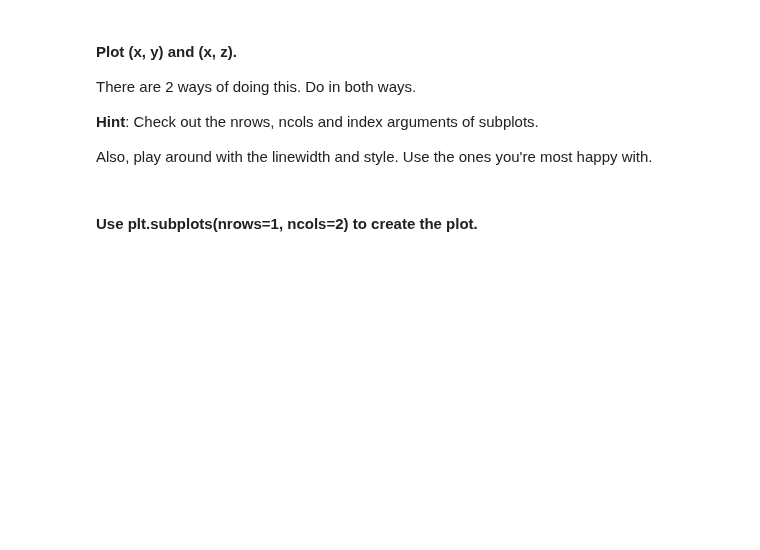
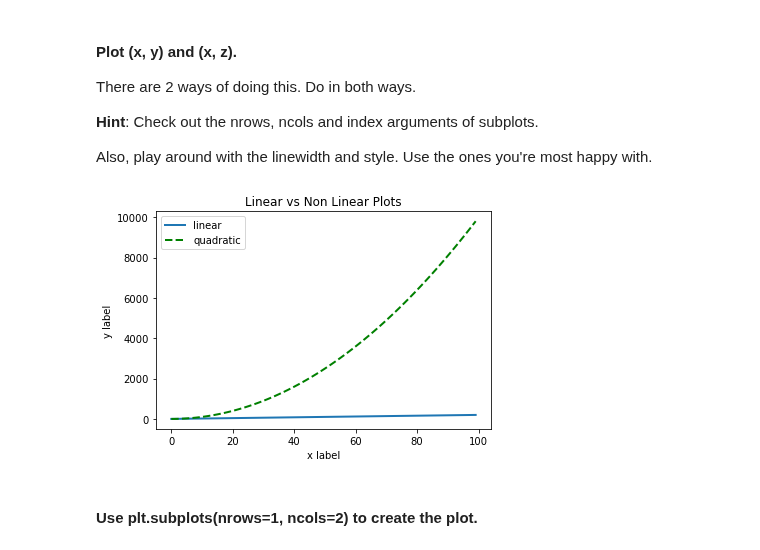
Before and after one commit to ta-data-lis/lab-matplotlib-seaborn, a Jupyter notebook: your-code/main.ipynb, the cells around one changed output. Drawn from its saved outputs; the diff is of its cells as text; code cells hidden in the pictures; blank space fills up the shorter version.

```diff
--- a/your-code/main.ipynb
+++ b/your-code/main.ipynb
@@ -25,2 +28,14 @@ Also, play around with the linewidth and style. Use the ones you're most happy w
+# %%
+# Method 1
+plt.plot(x, y, label='linear', linewidth=2)
+plt.plot(x, z, label='quadratic', linewidth=2, color='green', linestyle='dashed')
+plt.xlabel('x label')
+plt.ylabel('y label')
+
+plt.title("Linear vs Non Linear Plots")
+plt.legend()
+plt.show()
+# %% [output]
+[figure, added]
 # %% [markdown]
 #### Use plt.subplots(nrows=1, ncols=2) to create the plot.
```
Also changed, not shown: parts of 44 cells of this notebook, 1 other file.
